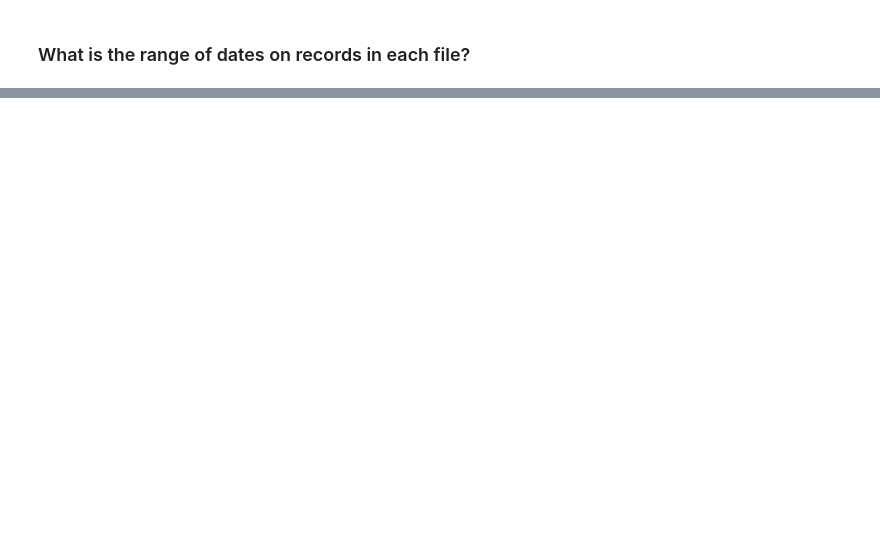
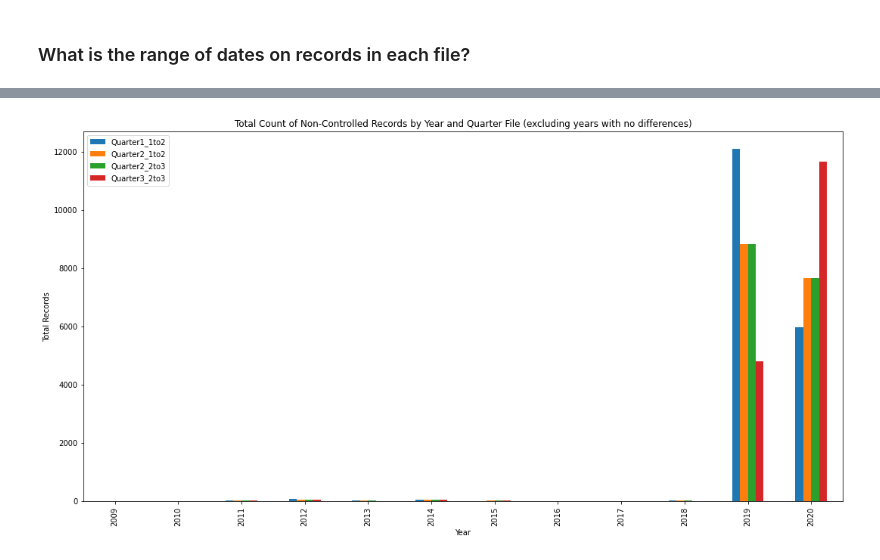
Before and after one commit to barbh1307/merge_DLA_LESO_data, a Jupyter notebook: notebooks/ExploreOriginalFiles/Inconsistancies_AllStatesAndTerritories.ipynb, the cells around one changed output, grey strips where cells are left out. Drawn from its saved outputs; the diff is of its cells as text; code cells hidden in the pictures; blank space fills up the shorter version.

```diff
--- a/notebooks/ExploreOriginalFiles/Inconsistancies_AllStatesAndTerritories.ipynb
+++ b/notebooks/ExploreOriginalFiles/Inconsistancies_AllStatesAndTerritories.ipynb
@@ -194,0 +217,17 @@ ax = month_compare_noncontrolled.plot.bar(rot=90,figsize=(18,9))
+# %%
+#    Explore patterns in controlled dataframes
+between_t1nc_and_t2nc = differences_by_time('Y', '2000-01-01', '2020-09-30', noncontrolled1, noncontrolled2)
+between_t2nc_and_t3nc = differences_by_time('Y', '2000-01-01', '2020-09-30', noncontrolled2, noncontrolled3)
+
+compare_noncontrolled = between_t1nc_and_t2nc.merge(between_t2nc_and_t3nc, how='outer',
+                          left_index=True, right_index=True, suffixes=['_first','_second'])
+compare_noncontrolled.columns = ['Quarter1_1to2','Quarter2_1to2','Quarter2_2to3','Quarter3_2to3']
+compare_noncontrolled = compare_noncontrolled.fillna(0).astype(int)
+compare_noncontrolled.index = compare_noncontrolled.index.to_period('y')
+
+#    Make a graph
+title_str = 'Total Count of Non-Controlled Records by Year and Quarter File (excluding years with no differences)'
+ax = compare_noncontrolled.plot.bar(rot=90, figsize=(18,9), legend=True, xlabel='Year', ylabel='Total Records',
+                                    title=title_str)
+# %% [output]
+[figure, added]
```
Also changed, not shown: parts of 48 cells of this notebook, 1 other file.
